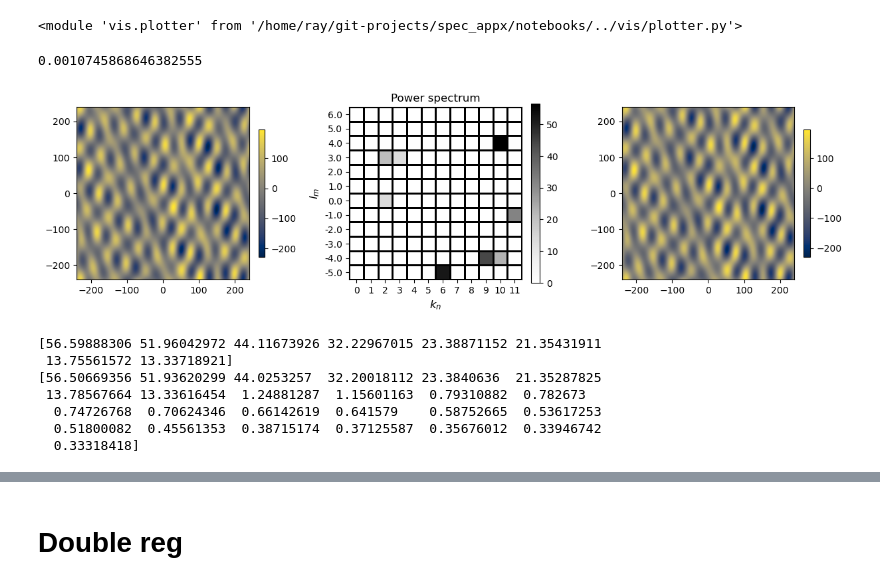
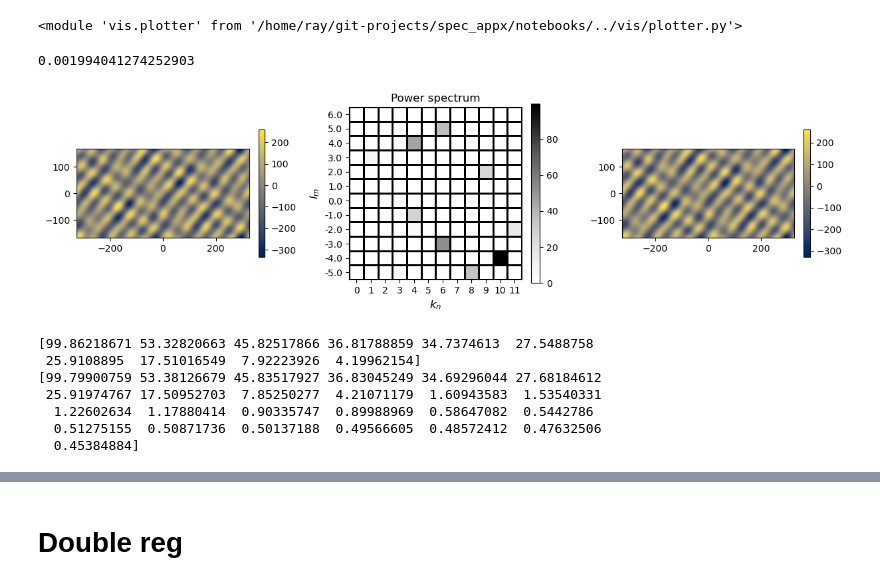
Before and after one commit to ray-chew/pyCSAM, a Jupyter notebook: notebooks/idealised_pmf.ipynb, the cells around one changed output, grey strips where cells are left out. Drawn from its saved outputs; the diff is of its cells as text; code cells hidden in the pictures.

```diff
--- a/notebooks/idealised_pmf.ipynb
+++ b/notebooks/idealised_pmf.ipynb
@@ -31,22 +31,4 @@ kk = np.arange(0,nhi)
 #### initialise triangle
 grid = var.grid()
 cell = var.topo_cell()
-
-vid = utils.isoceles(grid, cell)
-
-lat_v = grid.clat_vertices[vid,:]
-lon_v = grid.clon_vertices[vid,:]
-
-cell.gen_mgrids()
-
-# define triangle given the vertices
-triangle = utils.triangle(lon_v, lat_v)
-
-#### generate reference solution in the triangle
-kn, ln = 6.0, -1.0
-cell.topo = np.sin( kn * cell.lon_grid + ln * cell.lat_grid)
-
-# get mask array
-cell.get_masked(triangle)
-cell.mask[...] = True
 # %%
@@ -95,25 +103,5 @@ ref_sum = freqs_ref.sum()
 # %%
-vid = utils.isoceles(grid, cell)
-
-lat_v = grid.clat_vertices[vid,:]
-lon_v = grid.clon_vertices[vid,:]
-
-cell.gen_mgrids()
-
-cell.topo = np.cos(1.0 * cell.lat_grid) + np.sin(5.0 * cell.lon_grid)# + np.pi
-cell.topo[...] = 0.0
-
-def sinusoidal_basis(Ak, nk, Al, nl, sc, typ):
-    if sc == 0:
-        bf = Ak * np.cos(nk * cell.lon_grid + nl * cell.lat_grid)
-    else:
-        bf = Ak * np.sin(nk * cell.lon_grid + nl * cell.lat_grid)
-
-    return bf
-
-for ii in range(sz):
-    cell.topo += sinusoidal_basis(Ak[ii], nk[ii], Al[ii], nl[ii], sck[ii], 'k')
-
+cell.mask[...] = True
 # define triangle given the vertices
 triangle = utils.triangle(lon_v, lat_v)
 cell.get_masked(triangle, mask=cell.mask)
@@ -123,42 +111,42 @@ nhj = 12
 fobj = fourier.f_trans(nhi,nhj)
 fobj.do_full(cell)
 a_m, data_recons = lin_reg.do(fobj, cell, lmbda=0.0)
 
 fobj.get_freq_grid(a_m)
 freqs = np.abs(fobj.ampls)
 
 dat_2D = reconstruction.recon_2D(data_recons, cell)
 
 analysis = var.analysis()
 analysis.get_attrs(fobj, freqs)
 
 ideal = physics.ideal_pmf(U=10.0, V=0.1)
 pmf_ff = ideal.compute_uw_pmf(analysis, summed=True)
 print(pmf_ff)
 
 fs = (15,5)
 fig, axs = plt.subplots(1,3, figsize=fs)
 fig_obj = plotter.fig_obj(fig, fobj.nhar_i, fobj.nhar_j)
 # axs[0,0] = fig_obj.phys_panel(axs[0,0], cell.topo * cell.mask)
 axs[0] = fig_obj.phys_panel(axs[0], dat_2D)
 axs[1] = fig_obj.freq_panel(axs[1], freqs)
 axs[2] = fig_obj.phys_panel(axs[2], cell.topo)
 plt.show()
 
 print(np.sort(Ak)[::-1])
 print(np.sort(freqs.ravel())[::-1][:25])
 no_reg_sum = freqs.sum()
 no_reg_err = np.linalg.norm(freqs - freqs_ref)
 # %% [output]
-0.0010745868646382555
+0.001994041274252903
-[figure, old version]
+[figure, new version]
-[56.59888306 51.96042972 44.11673926 32.22967015 23.38871152 21.35431911
- 13.75561572 13.33718921]
-[56.50669356 51.93620299 44.0253257  32.20018112 23.3840636  21.35287825
- 13.78567664 13.33616454  1.24881287  1.15601163  0.79310882  0.782673
-  0.74726768  0.70624346  0.66142619  0.641579    0.58752665  0.53617253
-  0.51800082  0.45561353  0.38715174  0.37125587  0.35676012  0.33946742
-  0.33318418]
+[99.86218671 53.32820663 45.82517866 36.81788859 34.7374613  27.5488758
+ 25.9108895  17.51016549  7.92223926  4.19962154]
+[99.79900759 53.38126679 45.83517927 36.83045249 34.69296044 27.68184612
+ 25.91974767 17.50952703  7.85250277  4.21071179  1.60943583  1.53540331
+  1.22602634  1.17880414  0.90335747  0.89988969  0.58647082  0.5442786
+  0.51275155  0.50871736  0.50137188  0.49566605  0.48572412  0.47632506
+  0.45384884]
 # %%
 ampls = np.fft.fft2(dat_2D)
 ampls /= ampls.size
```
Also changed, not shown: parts of 4 cells of this notebook, 1 other file.
